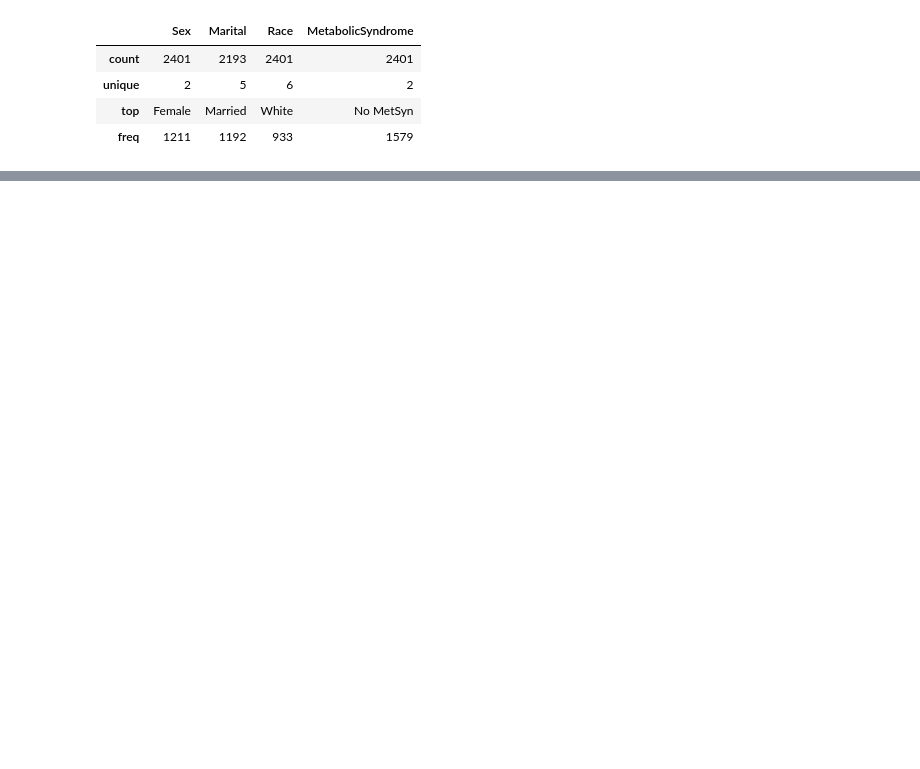
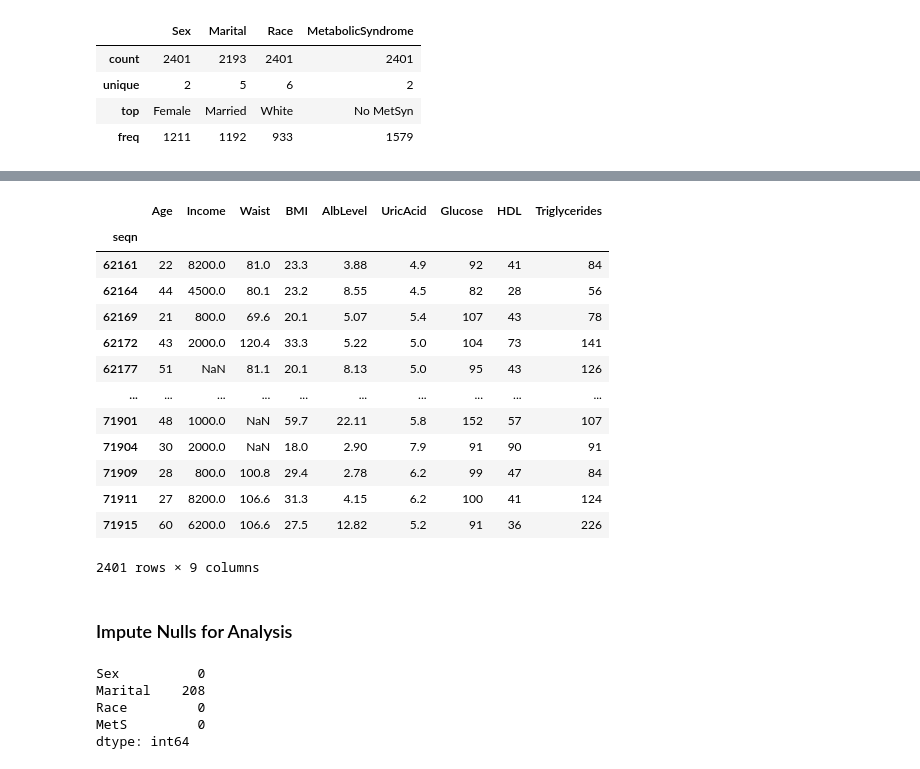
Before and after one commit to SeeBee8/Metabolic-Syndrome-Prediction, a Jupyter notebook: Untitled.ipynb, the cells around one changed output, grey strips where cells are left out. Drawn from its saved outputs; the diff is of its cells as text; code cells hidden in the pictures; blank space fills up the shorter version.

```diff
--- a/Untitled.ipynb
+++ b/Untitled.ipynb
@@ -391,0 +421,2 @@ check tryglycerides 1562
+# %%
+df2=df.copy()
@@ -391,0 +445,29 @@ check tryglycerides 1562
+# %%
+num_cols = df2.select_dtypes('number')#.drop(columns=ord_cols)
+num_cols = num_cols.drop(columns='AlbRating')
+num_cols
+# %% [output]
+|  | Age | Income | Waist | BMI | AlbLevel | UricAcid | Glucose | HDL | Triglycerides |
+| seqn |  |  |  |  |  |  |  |  |  |
+| 62161 | 22 | 8200.0 | 81.0 | 23.3 | 3.88 | 4.9 | 92 | 41 | 84 |
+| 62164 | 44 | 4500.0 | 80.1 | 23.2 | 8.55 | 4.5 | 82 | 28 | 56 |
+| 62169 | 21 | 800.0 | 69.6 | 20.1 | 5.07 | 5.4 | 107 | 43 | 78 |
+| 62172 | 43 | 2000.0 | 120.4 | 33.3 | 5.22 | 5.0 | 104 | 73 | 141 |
+| 62177 | 51 | NaN | 81.1 | 20.1 | 8.13 | 5.0 | 95 | 43 | 126 |
+| ... | ... | ... | ... | ... | ... | ... | ... | ... | ... |
+| 71901 | 48 | 1000.0 | NaN | 59.7 | 22.11 | 5.8 | 152 | 57 | 107 |
+| 71904 | 30 | 2000.0 | NaN | 18.0 | 2.90 | 7.9 | 91 | 90 | 91 |
+| 71909 | 28 | 800.0 | 100.8 | 29.4 | 2.78 | 6.2 | 99 | 47 | 84 |
+| 71911 | 27 | 8200.0 | 106.6 | 31.3 | 4.15 | 6.2 | 100 | 41 | 124 |
+| 71915 | 60 | 6200.0 | 106.6 | 27.5 | 12.82 | 5.2 | 91 | 36 | 226 |
+2401 rows × 9 columns
+# %% [markdown]
+### Impute Nulls for Analysis
+# %%
+df2[cat_cols].isna().sum()
+# %% [output]
+Sex          0
+Marital    208
+Race         0
+MetS         0
+dtype: int64
```
Also changed, not shown: parts of 22 cells of this notebook.
